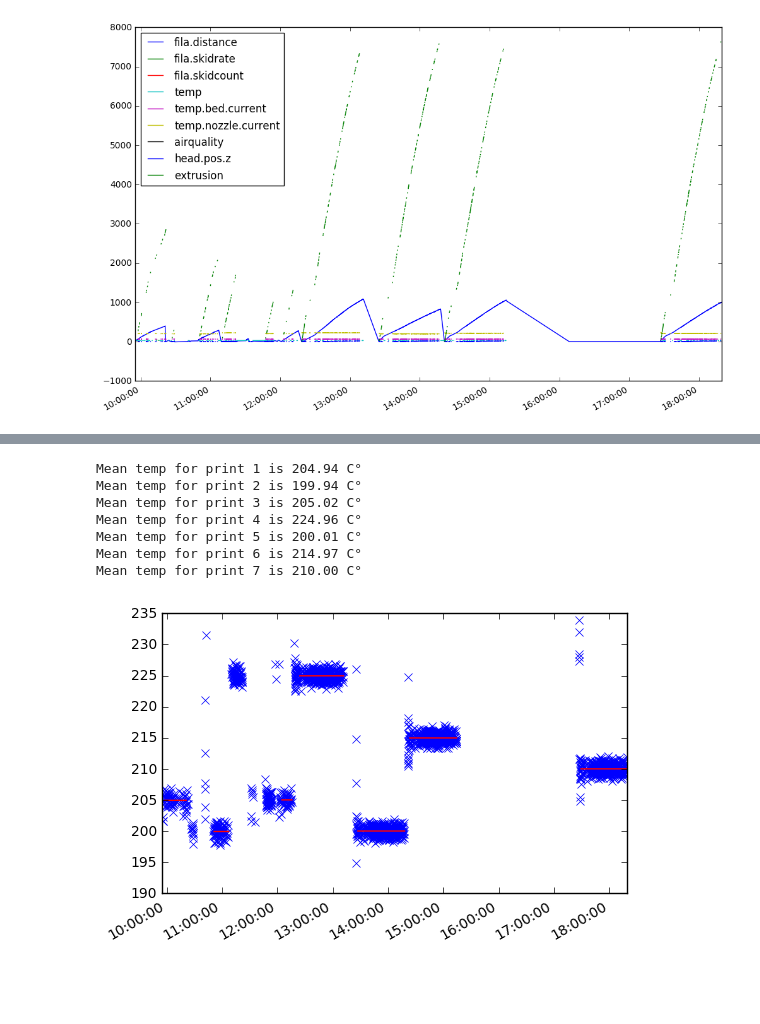
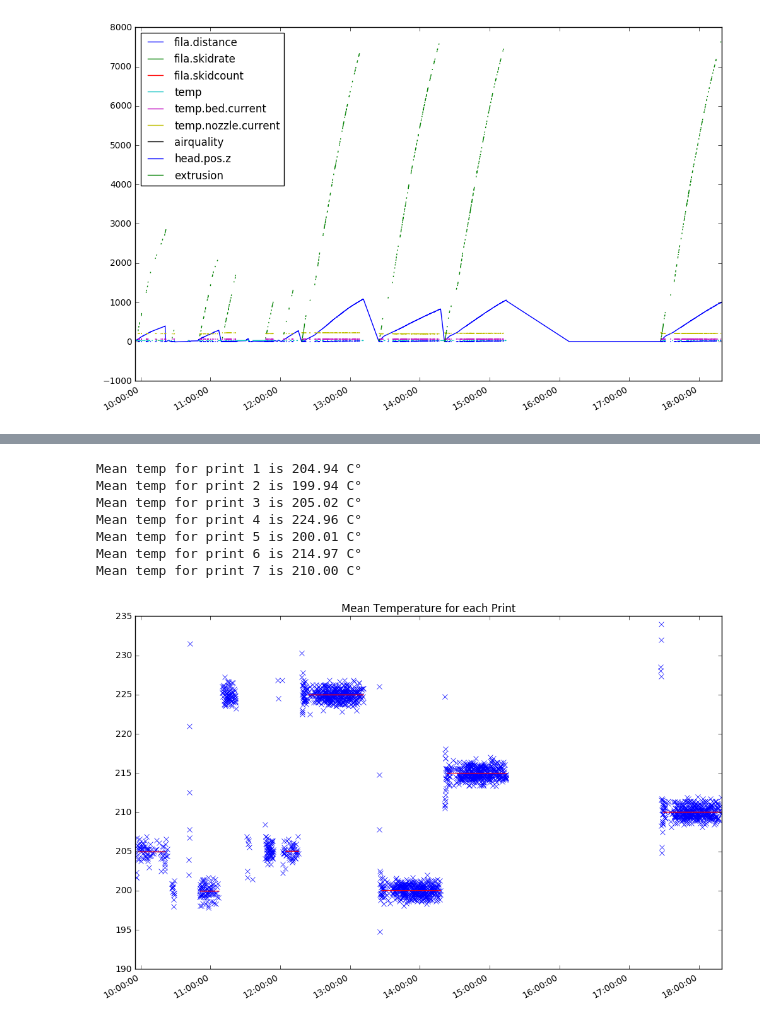
Before and after one commit to jinnerbichler/iot-lab-analysis, a Jupyter notebook: iot_lab_analysis.ipynb, the cells around one changed output, grey strips where cells are left out. Drawn from its saved outputs; the diff is of its cells as text; code cells hidden in the pictures; blank space fills up the shorter version.

```diff
--- a/iot_lab_analysis.ipynb
+++ b/iot_lab_analysis.ipynb
@@ -80,28 +88,29 @@ df['fila.run.id'] = fila_run_id
 # %%
 temp_mean = np.nan * np.ones(shape=len(fila_distance))
 num_prints = int(df['fila.run.id'].max())
 for session_id in range(1, num_prints+1):
     temp = df['temp.nozzle.current']
     indices = np.array(df['fila.run.id'] == session_id, dtype=bool)
     temp_mean[indices] = temp[indices].mean()
     print('Mean temp for print {} is {:.2f} C°'.format(session_id, temp[indices].mean()))
 
 temp_mean = pd.Series(index=fila_distance.index, data=temp_mean)
 
-df['temp.nozzle.current'].plot(style='x')
-temp_mean.plot(style='r')
+df['temp.nozzle.current'].plot(style='x', figsize=(12, 8))
+temp_mean.plot(style='r', figsize=(12, 8))
+plt.title('Mean Temperature for each Print')
 plt.show()
 
 # add to main dataframe
 df['temp.nozzle.mean'] = temp_mean
 # %% [output]
 Mean temp for print 1 is 204.94 C°
 Mean temp for print 2 is 199.94 C°
 Mean temp for print 3 is 205.02 C°
 Mean temp for print 4 is 224.96 C°
 Mean temp for print 5 is 200.01 C°
 Mean temp for print 6 is 214.97 C°
 Mean temp for print 7 is 210.00 C°
-[figure, old version]
+[figure, new version]
 # %%
 # store as csv
```
Also changed, not shown: parts of 5 cells of this notebook, 2 other files.
